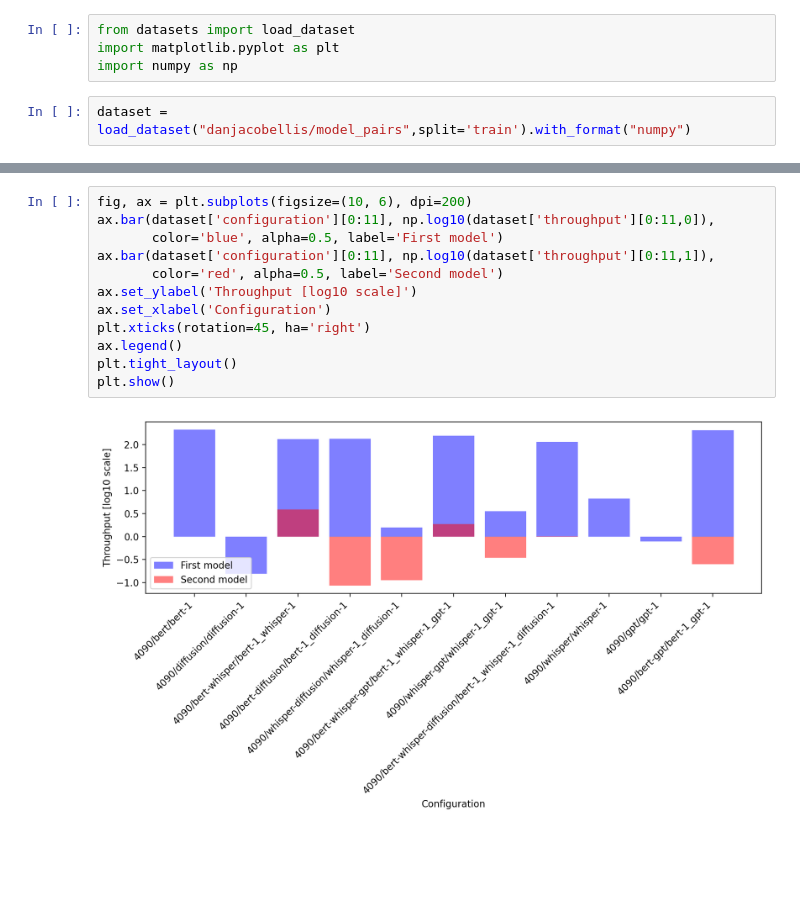
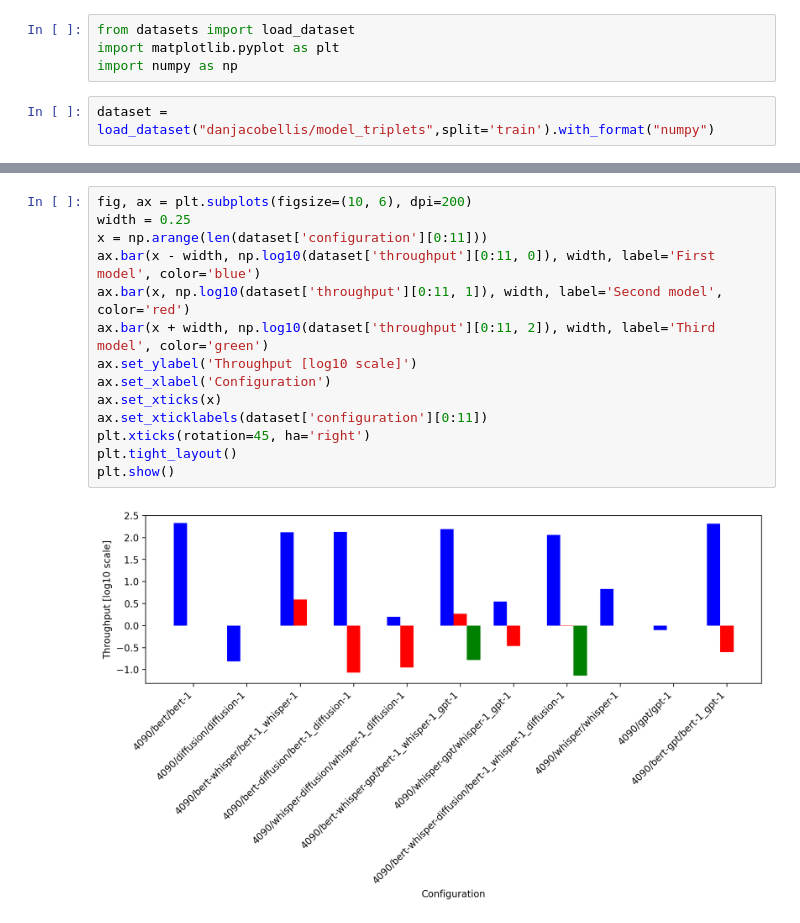
Before and after one commit to psinha25/hotcarbon-24, a Jupyter notebook: results/analysis.ipynb, the cells around one changed output, grey strips where cells are left out. Drawn from its saved outputs; the diff is of its cells as text; blank space fills up the shorter version.

Commit message:
triplets

```diff
--- a/results/analysis.ipynb
+++ b/results/analysis.ipynb
@@ -48,7 +49,7 @@ from datasets import load_dataset
 import matplotlib.pyplot as plt
 import numpy as np
 # %%
-dataset = load_dataset("danjacobellis/model_pairs",split='train').with_format("numpy")
+dataset = load_dataset("danjacobellis/model_triplets",split='train').with_format("numpy")
 # %%
 fig, ax = plt.subplots(figsize=(10, 5), dpi=200)
 ax.bar(dataset['configuration'][0:11], dataset['energy'][0:11])
@@ -71,17 +72,19 @@ plt.show()
 [figure]
 # %%
 fig, ax = plt.subplots(figsize=(10, 6), dpi=200)
-ax.bar(dataset['configuration'][0:11], np.log10(dataset['throughput'][0:11,0]),
-       color='blue', alpha=0.5, label='First model')
-ax.bar(dataset['configuration'][0:11], np.log10(dataset['throughput'][0:11,1]),
-       color='red', alpha=0.5, label='Second model')
+width = 0.25
+x = np.arange(len(dataset['configuration'][0:11]))
+ax.bar(x - width, np.log10(dataset['throughput'][0:11, 0]), width, label='First model', color='blue')
+ax.bar(x, np.log10(dataset['throughput'][0:11, 1]), width, label='Second model', color='red')
+ax.bar(x + width, np.log10(dataset['throughput'][0:11, 2]), width, label='Third model', color='green')
 ax.set_ylabel('Throughput [log10 scale]')
 ax.set_xlabel('Configuration')
+ax.set_xticks(x)
+ax.set_xticklabels(dataset['configuration'][0:11])
 plt.xticks(rotation=45, ha='right')
-ax.legend()
 plt.tight_layout()
 plt.show()
 # %% [output]
-[figure, old version]
+[figure, new version]
 # %%
 fig, ax = plt.subplots(figsize=(10, 6), dpi=200)
```
Also changed, not shown: parts of 6 cells of this notebook.
